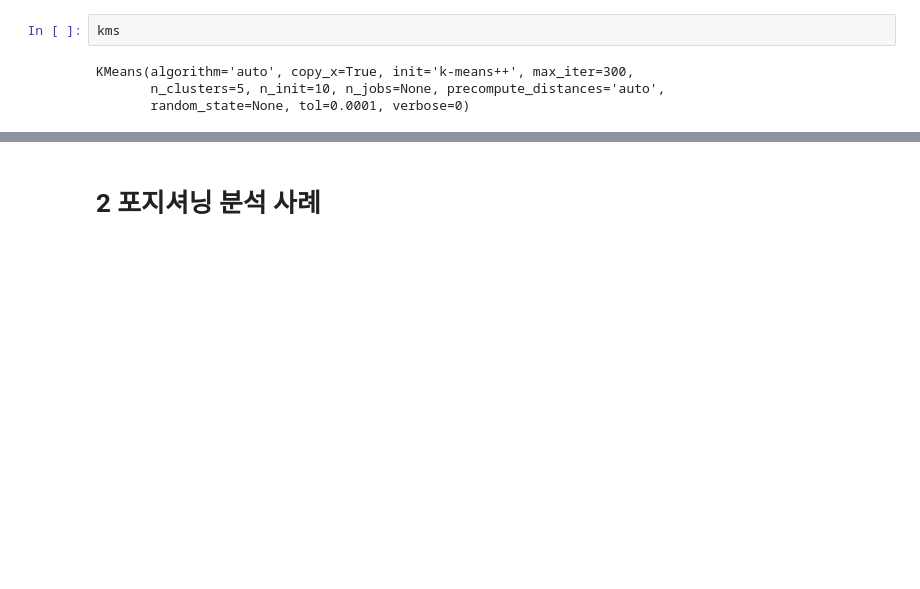
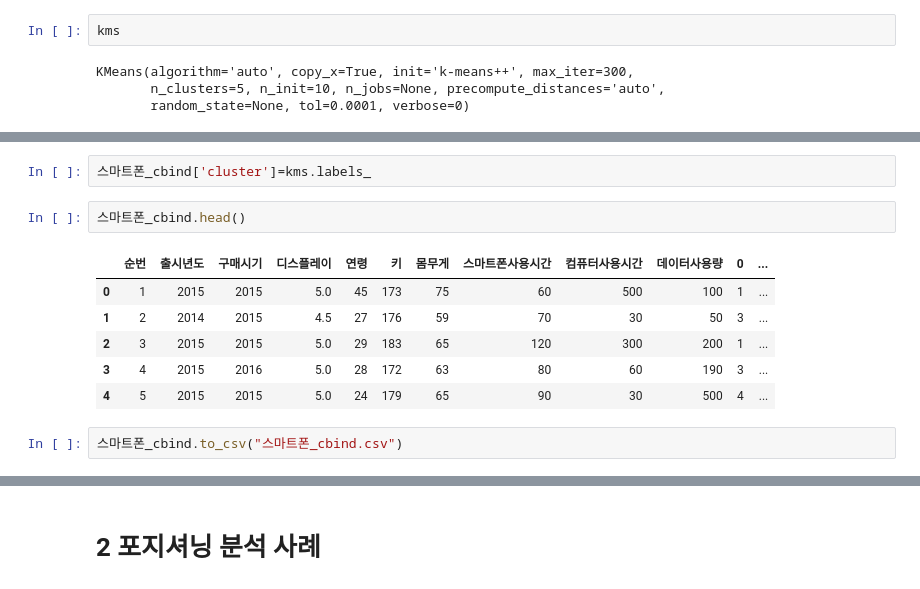
Before and after one commit to onlookertozip/bigStudy, a Jupyter notebook: 미니_프로젝트_참고_자료.ipynb, the cells around one changed output, grey strips where cells are left out. Saved outputs shown, nothing was run; the diff lists cells and outputs as text; blank space fills up the shorter version.

```diff
--- a/미니_프로젝트_참고_자료.ipynb
+++ b/미니_프로젝트_참고_자료.ipynb
@@ -506,0 +509,13 @@ print(center)
+# %%
+스마트폰_cbind['cluster']=kms.labels_
+# %%
+스마트폰_cbind.head()
+# %% [output]
+|  | 순번 | 출시년도 | 구매시기 | 디스플레이 | 연령 | 키 | 몸무게 | 스마트폰사용시간 | 컴퓨터사용시간 | 데이터사용량 | 0 | ... |
+| 0 | 1 | 2015 | 2015 | 5.0 | 45 | 173 | 75 | 60 | 500 | 100 | 1 | ... |
+| 1 | 2 | 2014 | 2015 | 4.5 | 27 | 176 | 59 | 70 | 30 | 50 | 3 | ... |
+| 2 | 3 | 2015 | 2015 | 5.0 | 29 | 183 | 65 | 120 | 300 | 200 | 1 | ... |
+| 3 | 4 | 2015 | 2016 | 5.0 | 28 | 172 | 63 | 80 | 60 | 190 | 3 | ... |
+| 4 | 5 | 2015 | 2015 | 5.0 | 24 | 179 | 65 | 90 | 30 | 500 | 4 | ... |
+# %%
+스마트폰_cbind.to_csv("스마트폰_cbind.csv")
```
Also changed, not shown: parts of 8 cells of this notebook.
